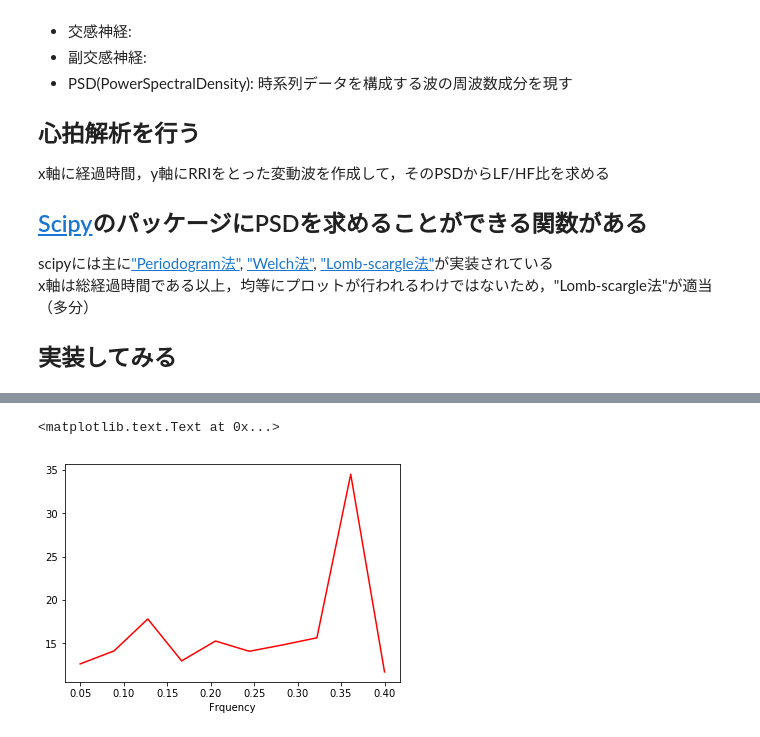
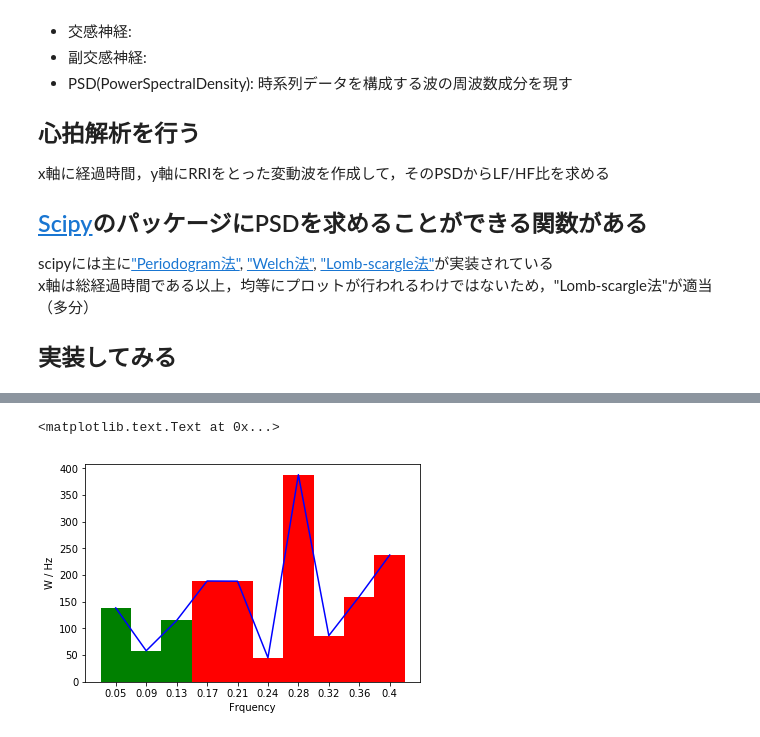
Before and after one commit to YK-Orfeluna/biograph, a Jupyter notebook: heartrate.ipynb, the cells around one changed output, grey strips where cells are left out. Saved outputs shown, nothing was run; the diff lists cells and outputs as text; code cells hidden in the pictures.

```diff
--- a/heartrate.ipynb
+++ b/heartrate.ipynb
@@ -86,11 +97,22 @@ print(pgram)
-# %%
-# 計算したPSDをプロットしてみる
-
-plt.plot(F, pgram, color="r")
-plt.xlabel("Frquency")
-# %% [output]
-<matplotlib.text.Text at 0x...>
-[figure, removed]
+# %%
+# 計算したPSDをプロットしてみる
+
+plt.plot(range(NOUT), pgram, color="b")
+
+c = []
+for i in range(NOUT) :
+    if i < L :
+        c.append("g")
+    else :
+        c.append("r")
+
+plt.bar(range(NOUT), pgram, width=1.0, tick_label=np.round(F, 2), color=c)
+
+plt.xlabel("Frquency")
+plt.ylabel("W / Hz")
+# %% [output]
+<matplotlib.text.Text at 0x...>
+[figure, added]
 # %%
 # LF/HF比を求める
 
```
Also changed, not shown: parts of 5 cells of this notebook.
